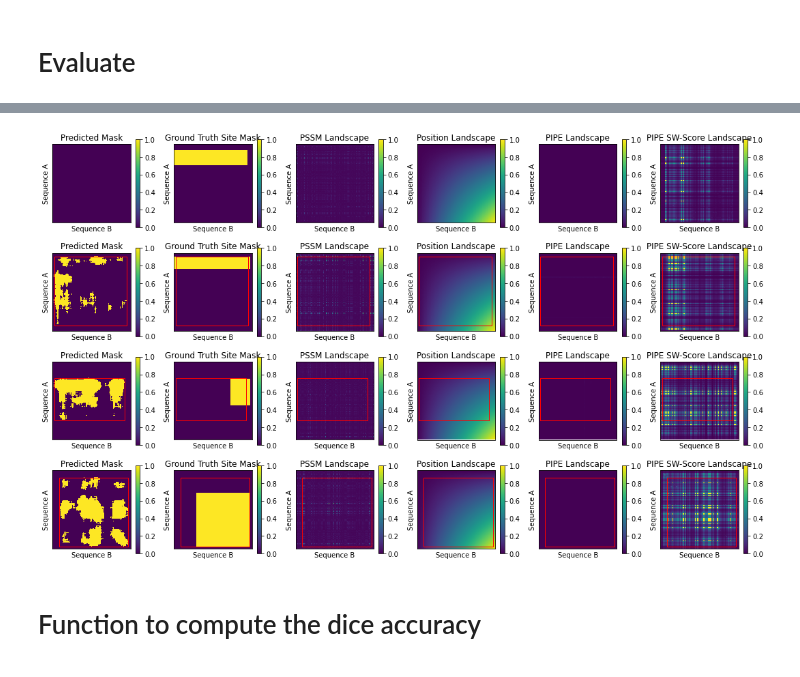
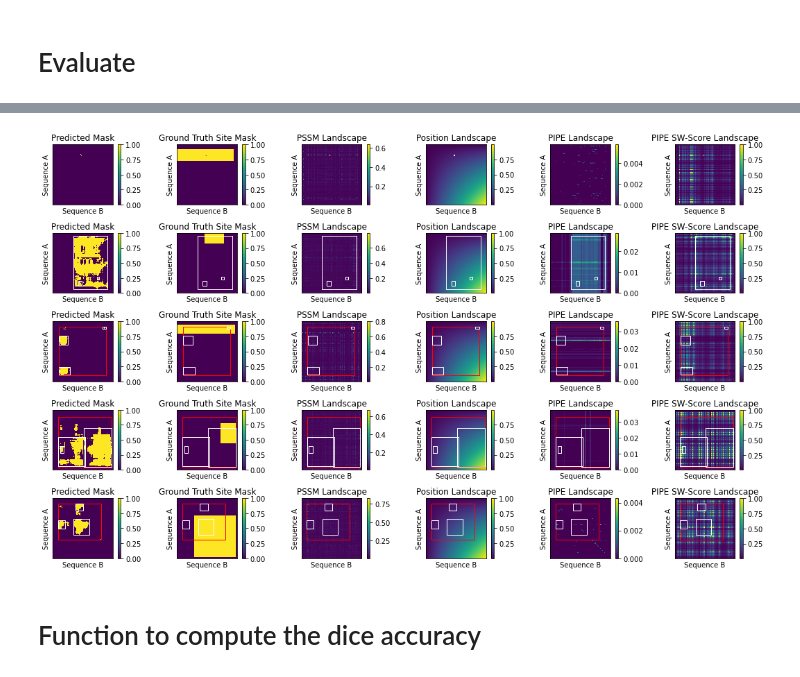
Before and after one commit to jrgreen7/PIPE, a Jupyter notebook: Deep-PIPE-Sites/unet_pt-aug.ipynb, the cells around one changed output, grey strips where cells are left out. Cells and saved outputs as stored; diff of their text form; code cells hidden in the pictures.

```diff
--- a/Deep-PIPE-Sites/unet_pt-aug.ipynb
+++ b/Deep-PIPE-Sites/unet_pt-aug.ipynb
@@ -370,6 +370,8 @@ device = torch.device('cuda') if torch.cuda.is_available() else torch.device('cp
 from tqdm.autonotebook import tqdm
 
 epochs = 1000
+min_epochs = 20
+early_stop_crit = 10
 
 model.to(device)
 
@@ -387,7 +389,7 @@ outer = tqdm(total=epochs, desc='Epochs', position=0)
 inner = tqdm(total=len(train_dataloader), desc=f'Batch', position=1)
 for epoch in range(epochs):
     # check to see if validation loss has plateau'd
-    if early_stop_count >= 10:
+    if early_stop_count >= early_stop_crit and epochs > min_epochs:
         print(f'Validation loss plateaud; failed to improve after {early_stop_count} at {epoch}th epoch')
         checkpoint = {
             'epoch': epoch,
@@ -520,7 +562,7 @@ def mask_to_box(a):
 #                                 norm=norm)
 from matplotlib.patches import Rectangle
 
-def plot_mask(mask_cpu, axx, round=False, title=None, bbs=[]):
+def plot_mask(mask_cpu, axx, round=False, title=None, bbs=[], bbs2=[]):
     # takes 64*64*64 array
     mask_cpu = mask_cpu.cpu().detach().numpy()
     if round:
@@ -530,7 +572,7 @@ def plot_mask(mask_cpu, axx, round=False, title=None, bbs=[]):
         axx.set_title(title)
     axx.set_ylabel('Sequence A')
     axx.set_xlabel('Sequence B')
-    ax.set_clim(0, 1)
+    # ax.set_clim(0, 1)
     axx.set_xticks([])
     axx.set_yticks([])
 
@@ -541,36 +583,47 @@ def plot_mask(mask_cpu, axx, round=False, title=None, bbs=[]):
             # Add the patch to the Axes
             axx.add_patch(rect)
 
+    for bb in bbs2:
+        if bb:
+            rect = Rectangle((bb[1].start,bb[0].start),bb[1].stop-bb[1].start,bb[0].stop-bb[0].start,linewidth=1,edgecolor='w',facecolor='none')
+
+            # Add the patch to the Axes
+            axx.add_patch(rect)
+
     plt.colorbar(ax, ax=axx)
 # %%
 dataloader = test_dataloader
 ncol = 6
-nrows=4
+nrows=5
 random.seed(839)
 rand_ndx = random.sample(range(0, len(dataloader)), nrows)
 fig, ax = plt.subplots(nrows=nrows,  ncols=ncol, figsize=(15, 9))
 i = 0
 for n, (x, y) in enumerate(dataloader):
     x, y = x.to(device), y.to(device)
     if n in rand_ndx:
+
+
+
         pred = model.forward(x)
 
         # calculate bounding boxes
-        bbs = mask_to_box(pred[0,0,:,:].cpu().numpy().round().astype(np.int))
+        bbs_many = mask_to_box_many(pred[0,0,:,:].cpu().numpy().round().astype(int), max_label=3)
+        bbs = mask_to_box(pred[0,0,:,:].cpu().numpy().round().astype(int), max_label=1)
 #         bb25 = mask_to_box(pred[0,0,:,:], tail=0.25)
 #         bb33 = mask_to_box(pred[0,0,:,:], tail=0.4)
 
-        plot_mask(pred[0,0,:,:], ax[i][0], round=True, title="Predicted Mask", bbs=bbs)
-        plot_mask(y[0,0,:,:], ax[i][1], title='Ground Truth Site Mask', bbs=bbs)
-        plot_mask(x[0,0,:,:], ax[i][2], title='PSSM Landscape', bbs=bbs)
-        plot_mask(x[0,1,:,:], ax[i][3], title='Position Landscape', bbs=bbs)
-        plot_mask(x[0,2,:,:], ax[i][4], title='PIPE Landscape', bbs=bbs)
-        plot_mask(x[0,3,:,:], ax[i][5], title='PIPE SW-Score Landscape', bbs=bbs)
+        plot_mask(pred[0,0,:,:], ax[i][0], round=True, title="Predicted Mask", bbs=bbs, bbs2 = bbs_many)
+        plot_mask(y[0,0,:,:], ax[i][1], title='Ground Truth Site Mask', bbs=bbs, bbs2 = bbs_many)
+        plot_mask(x[0,0,:,:], ax[i][2], title='PSSM Landscape', bbs=bbs, bbs2 = bbs_many)
+        plot_mask(x[0,1,:,:], ax[i][3], title='Position Landscape', bbs=bbs, bbs2 = bbs_many)
+        plot_mask(x[0,2,:,:], ax[i][4], title='PIPE Landscape', bbs=bbs, bbs2 = bbs_many)
+        plot_mask(x[0,3,:,:], ax[i][5], title='PIPE SW-Score Landscape', bbs=bbs, bbs2 = bbs_many)
         i+=1
 
 plt.tight_layout()
 # %% [output]
-[figure, old version]
+[figure, new version]
 # %% [markdown]
 # Function to compute the dice accuracy
 # %%
```
Also changed, not shown: parts of 44 cells of this notebook, 9 other files.
